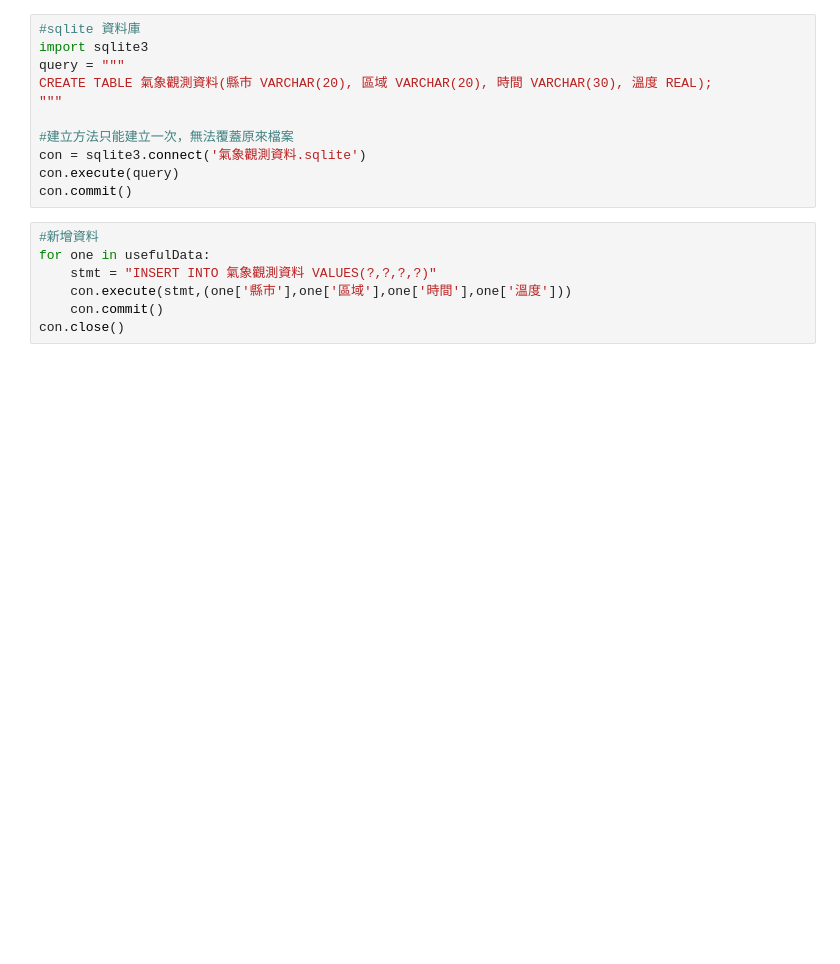
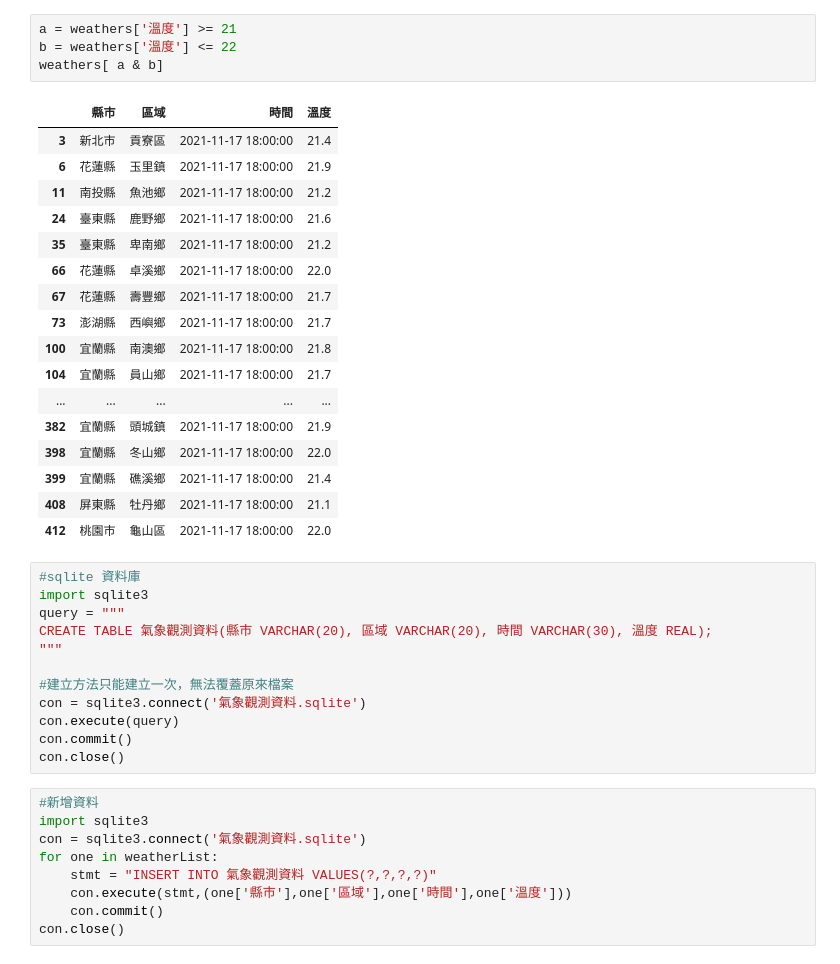
Before and after one commit to roberthsu2003/PythonForDataAnalysis, a Jupyter notebook: pandas的檔案存取/download政府資料平台解決方案_json.ipynb, the cells around one changed output. Drawn from its saved outputs; the diff is of its cells as text; blank space fills up the shorter version.

```diff
--- a/pandas的檔案存取/download政府資料平台解決方案_json.ipynb
+++ b/pandas的檔案存取/download政府資料平台解決方案_json.ipynb
@@ -61,3 +119,25 @@ temperature.head(20)
+# %%
+a = weathers['溫度'] >= 21
+b = weathers['溫度'] <= 22
+weathers[ a & b]
+# %% [output]
+|  | 縣市 | 區域 | 時間 | 溫度 |
+| 3 | 新北市 | 貢寮區 | 2021-11-17 18:00:00 | 21.4 |
+| 6 | 花蓮縣 | 玉里鎮 | 2021-11-17 18:00:00 | 21.9 |
+| 11 | 南投縣 | 魚池鄉 | 2021-11-17 18:00:00 | 21.2 |
+| 24 | 臺東縣 | 鹿野鄉 | 2021-11-17 18:00:00 | 21.6 |
+| 35 | 臺東縣 | 卑南鄉 | 2021-11-17 18:00:00 | 21.2 |
+| 66 | 花蓮縣 | 卓溪鄉 | 2021-11-17 18:00:00 | 22.0 |
+| 67 | 花蓮縣 | 壽豐鄉 | 2021-11-17 18:00:00 | 21.7 |
+| 73 | 澎湖縣 | 西嶼鄉 | 2021-11-17 18:00:00 | 21.7 |
+| 100 | 宜蘭縣 | 南澳鄉 | 2021-11-17 18:00:00 | 21.8 |
+| 104 | 宜蘭縣 | 員山鄉 | 2021-11-17 18:00:00 | 21.7 |
+| ... | ... | ... | ... | ... |
+| 382 | 宜蘭縣 | 頭城鎮 | 2021-11-17 18:00:00 | 21.9 |
+| 398 | 宜蘭縣 | 冬山鄉 | 2021-11-17 18:00:00 | 22.0 |
+| 399 | 宜蘭縣 | 礁溪鄉 | 2021-11-17 18:00:00 | 21.4 |
+| 408 | 屏東縣 | 牡丹鄉 | 2021-11-17 18:00:00 | 21.1 |
+| 412 | 桃園市 | 龜山區 | 2021-11-17 18:00:00 | 22.0 |
 # %%
 #sqlite 資料庫
 import sqlite3
@@ -69,9 +149,12 @@ CREATE TABLE 氣象觀測資料(縣市 VARCHAR(20), 區域 VARCHAR(20), 時間 V
 con = sqlite3.connect('氣象觀測資料.sqlite')
 con.execute(query)
 con.commit()
+con.close()
 # %%
 #新增資料
-for one in usefulData:
+import sqlite3
+con = sqlite3.connect('氣象觀測資料.sqlite')
+for one in weatherList:
     stmt = "INSERT INTO 氣象觀測資料 VALUES(?,?,?,?)"
     con.execute(stmt,(one['縣市'],one['區域'],one['時間'],one['溫度']))
     con.commit()
```
Also changed, not shown: parts of 6 cells of this notebook, 1 other file.
